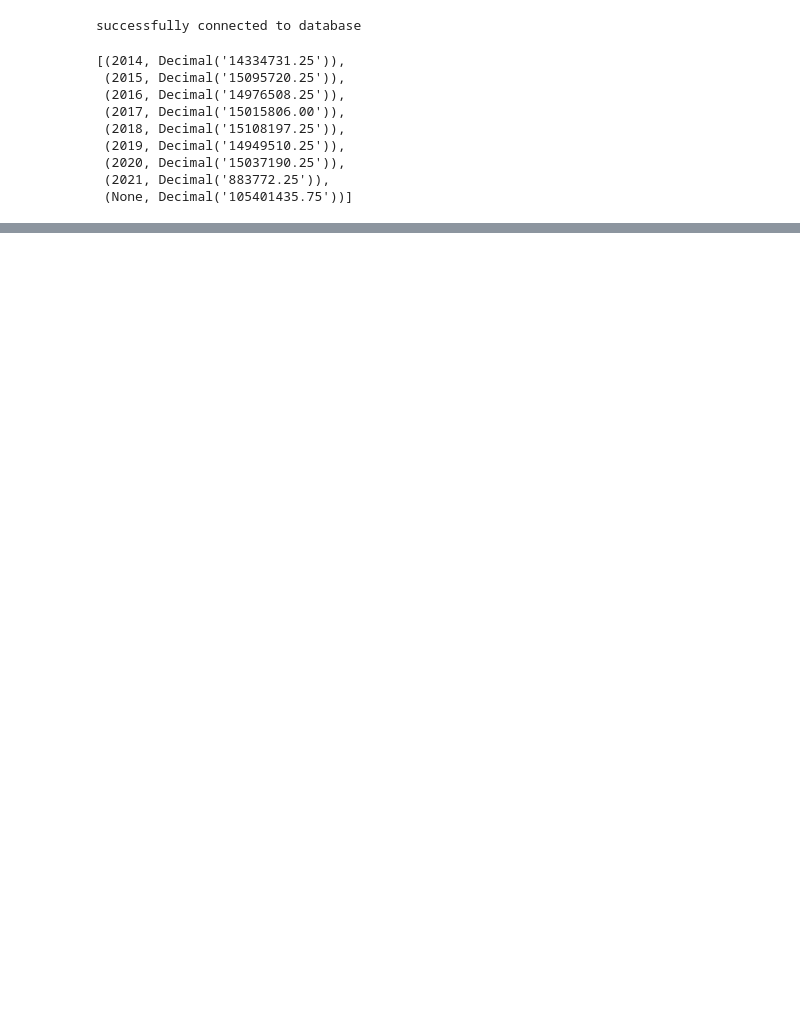
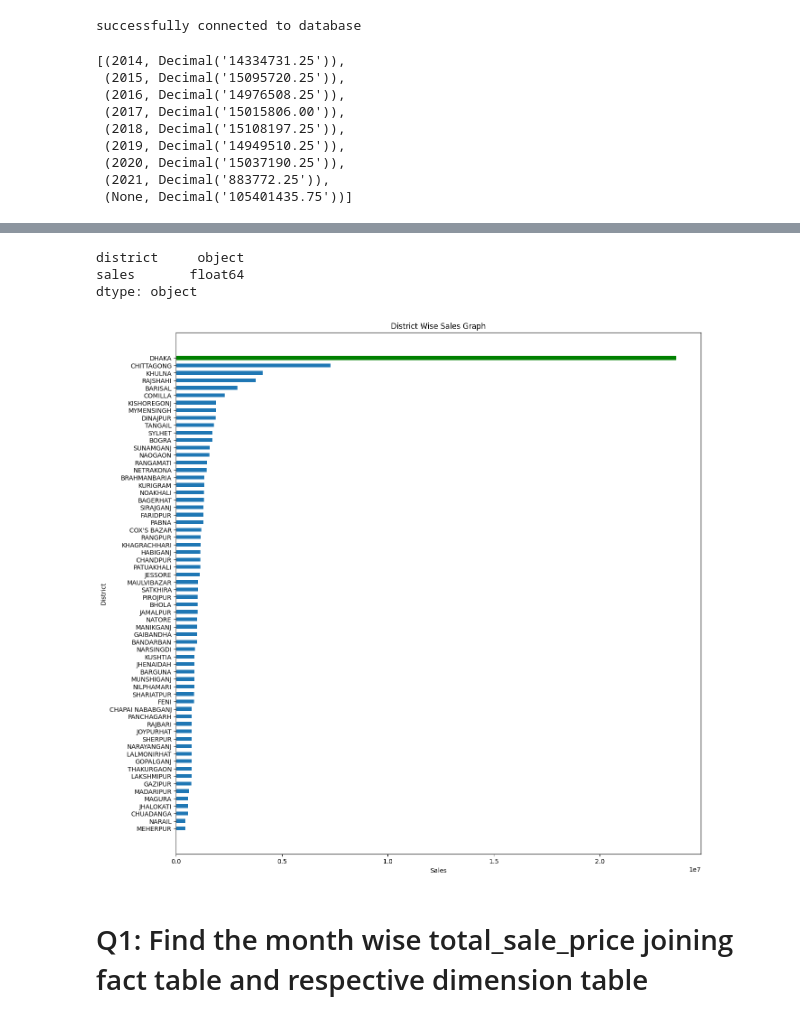
Before and after one commit to esrdlab-vinternship/HDA-Buet-vtraining-23, a Jupyter notebook: notebook/analytics/Olap.ipynb, the cells around one changed output, grey strips where cells are left out. Saved outputs shown, nothing was run; the diff lists cells and outputs as text; code cells hidden in the pictures; blank space fills up the shorter version.

```diff
--- a/notebook/analytics/Olap.ipynb
+++ b/notebook/analytics/Olap.ipynb
@@ -184,0 +267,10 @@ records
+# %%
+con = PostgresConnection().getConnection()
+cur = con.cursor()
+select_stmt = "SELECT s.district, SUM(t.total_price) " \
+              "FROM ecomdb_star_schema.fact_table t " \
+              "JOIN ecomdb_star_schema.store_dim s on s.store_key=t.store_key " \
+            "GROUP BY CUBE(s.district) " \
+                "ORDER BY SUM(t.total_price)"
+cur.execute(select_stmt)
+records = cur.fetchall()
@@ -184,0 +299,22 @@ records
+# %%
+dist= pd.DataFrame(list(records), columns=['district', 'sales'])
+dist
+dist=dist.dropna()
+changetype(dist)
+dist.dtypes
+# %% [output]
+district     object
+sales       float64
+dtype: object
+# %%
+plt.figure(figsize = (15, 15))
+barlist=plt.barh(dist['district'],dist['sales'], height=0.5)
+barlist[63].set_color('g')
+plt.title('District Wise Sales Graph')
+plt.xlabel('Sales')
+plt.ylabel('District')
+plt.show()
+# %% [output]
+[figure, added]
+# %% [markdown]
+# Q1: Find the month wise total_sale_price joining fact table and respective dimension table
```
Also changed, not shown: parts of 68 cells of this notebook, 55 other files.
